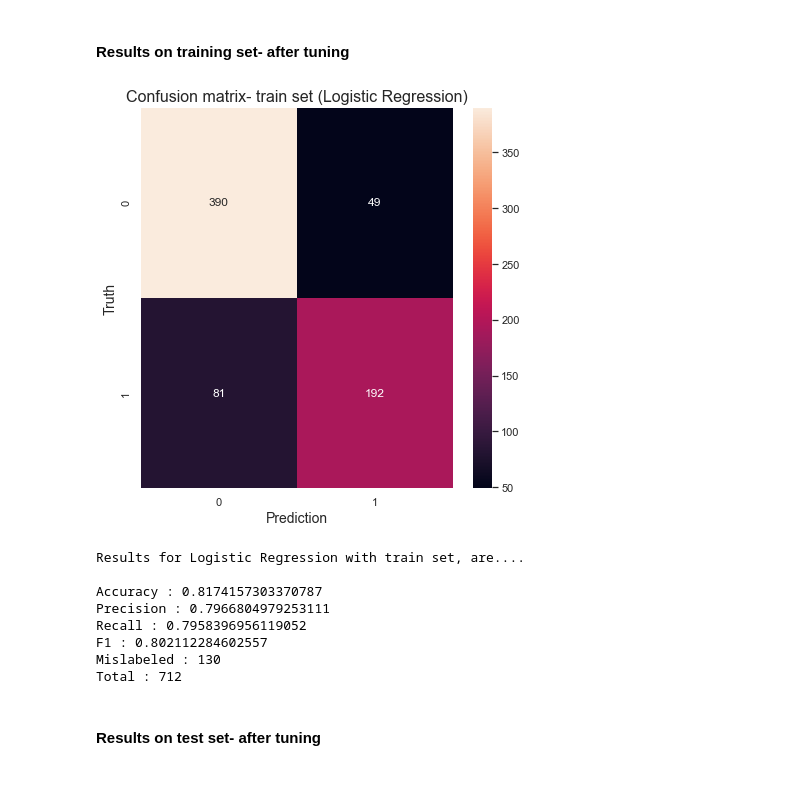
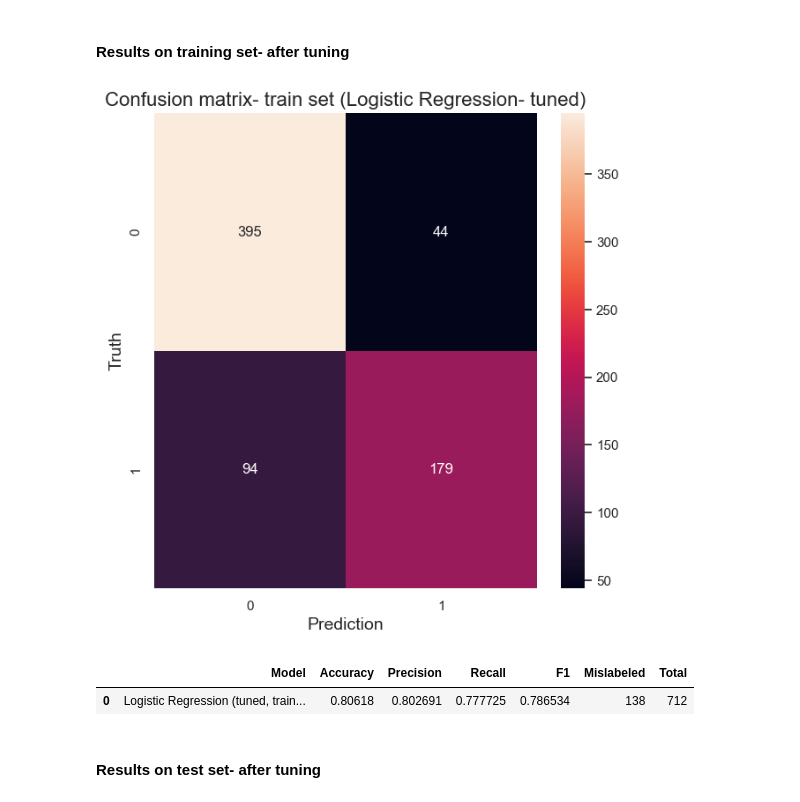
Before and after one commit to dan-ski/Titanic, a Jupyter notebook: Titanic.ipynb, the cells around one changed output. Saved outputs shown, nothing was run; the diff lists cells and outputs as text; code cells hidden in the pictures.

```diff
--- a/Titanic.ipynb
+++ b/Titanic.ipynb
@@ -365,7 +365,8 @@ def print_confusion_matrix(y_true, y_predict,
                            cmap = None,
                            figsize=(7,7),
                            label_font_size=14,
-                           title_font_size=16
+                           cm_title= '',
+                           title_font_size=16,
                           ):
 
     sns.set(rc ={'figure.figsize':figsize})
@@ -375,6 +376,6 @@ def print_confusion_matrix(y_true, y_predict,
 
     plt.xlabel('Prediction', fontsize=label_font_size)
     plt.ylabel('Truth', fontsize=label_font_size)
-    plt.title('Confusion matrix- train set (Logistic Regression)', fontsize=title_font_size)
+    plt.title(cm_title, fontsize=title_font_size)
     plt.show()
 # %%
@@ -488,20 +456,20 @@ y_pred_test = lr.predict(X_test)
 # %% [markdown]
 #### Results on training set- after tuning
 # %%
-print_confusion_matrix(y_train, y_pred_train, set_type='train')
+print_confusion_matrix(y_train,
+                       y_pred_train,
+                       set_type='train',
+                       cm_title='Confusion matrix- train set (Logistic Regression- tuned)')
 # %% [output]
-[figure, old version]
+[figure, new version]
 # %%
-print_metrics(calculate_metrics(y_train, y_pred_train),data_type='train', classifier_id='Logistic Regression')
+# print_metrics(calculate_metrics(y_train, y_pred_train),data_type='train', classifier_id='Logistic Regression')
-# %% [output]
-Results for Logistic Regression with train set, are....
-
-Accuracy : 0.8174157303370787
-Precision : 0.7966804979253111
-Recall : 0.7958396956119052
-F1 : 0.802112284602557
-Mislabeled : 130
-Total : 712
+# %%
+train_tuned_results = calculate_metrics(y_train, y_pred_train, 'Logistic Regression (tuned, training)')
+train_tuned_results
+# %% [output]
+|  | Model | Accuracy | Precision | Recall | F1 | Mislabeled | Total |
+| 0 | Logistic Regression (tuned, train... | 0.80618 | 0.802691 | 0.777725 | 0.786534 | 138 | 712 |
 # %% [markdown]
 #### Results on test set- after tuning
 # %%
```
Also changed, not shown: parts of 40 cells of this notebook.
